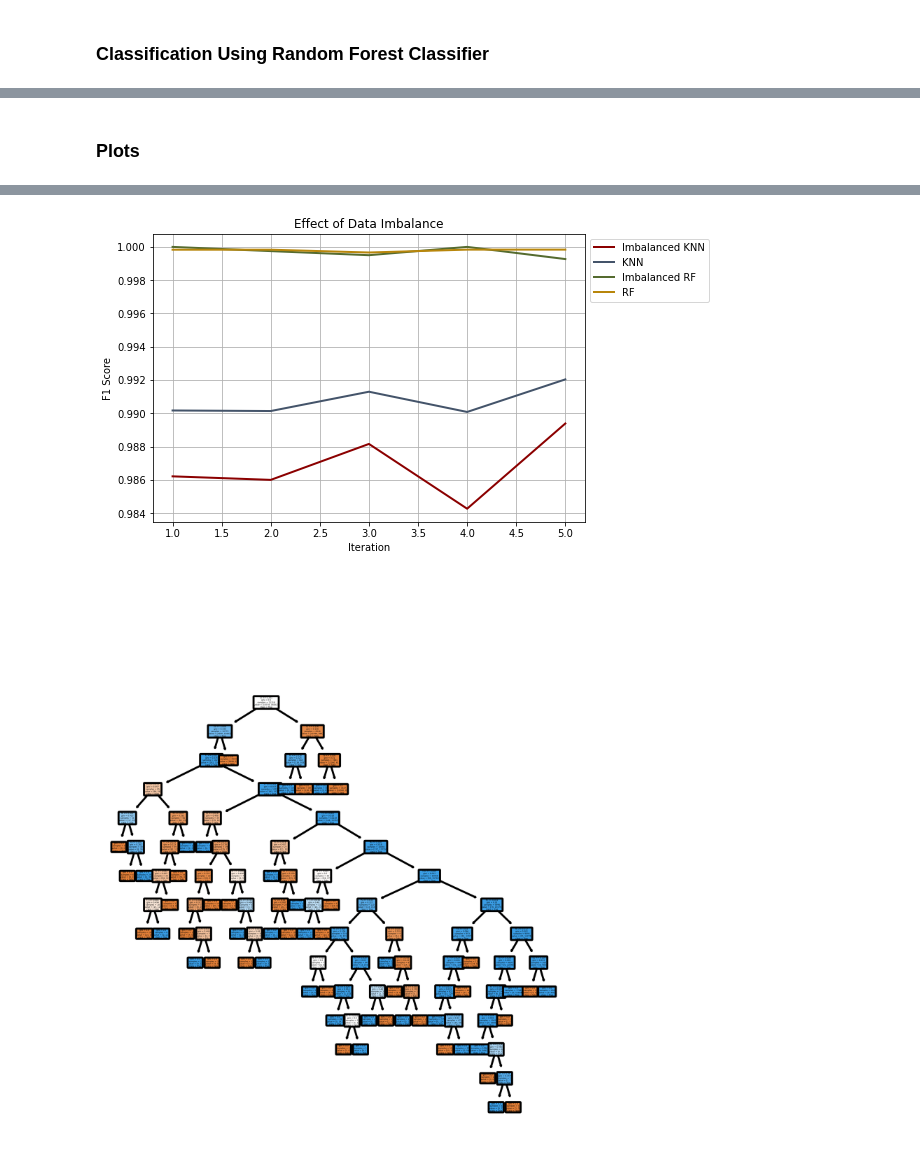
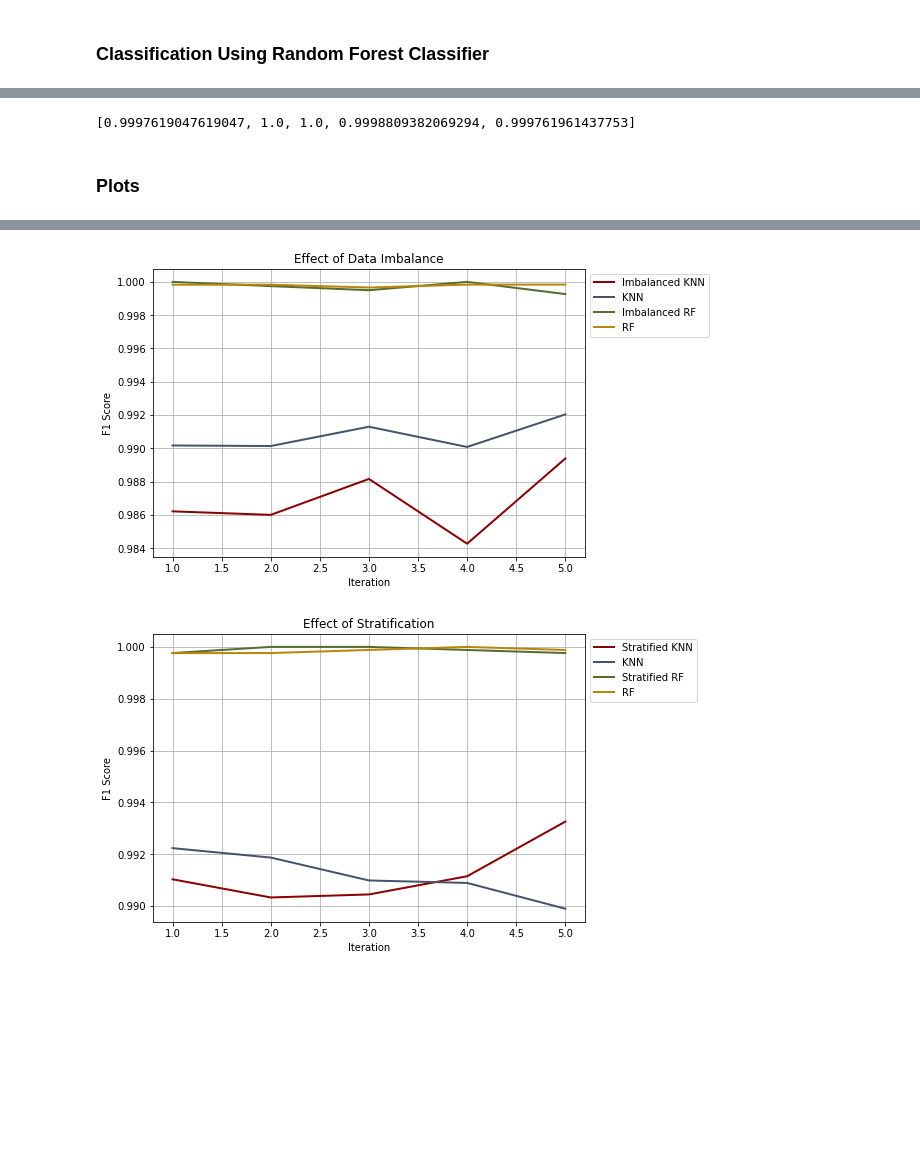
Before and after one commit to rmanaem/dataset-analysis, a Jupyter notebook: src/data_processing.ipynb, the cells around one changed output, grey strips where cells are left out. Drawn from its saved outputs; the diff is of its cells as text; code cells hidden in the pictures; blank space fills up the shorter version.

Commit message:
Added effect of stratification plot

```diff
--- a/src/data_processing.ipynb
+++ b/src/data_processing.ipynb
@@ -312,3 +320,7 @@ Without stratificaiton Using random forest classifier with 45 trees, max depth o
+# %%
+rf_f1
+# %% [output]
+[0.9997619047619047, 1.0, 1.0, 0.9998809382069294, 0.999761961437753]
 # %% [markdown]
 ### Plots
 # %%
@@ -347,31 +359,50 @@ plt.grid()
 # Plot visualizing the effect of data Imbalance with 30000 datapoints
 iterations = [1, 2, 3, 4, 5]
 im_knn = [0.9862189927336507, 0.9860069965017492, 0.9881656804733728, 0.9842751842751842, 0.9893924783027965]
 ba_knn = [0.9901748542880933, 0.9901420217209691, 0.9913014386082302, 0.9900861368438161, 0.992041578690921]
 im_rf = [1.0, 0.999746514575412, 0.9995012468827931, 1.0, 0.9992691839220462]
 ba_rf = [0.9998318479905836, 0.999831223628692, 0.9996626180836707, 0.9998358233459202, 0.999836307087903]
 fig = plt.figure()
 ax = fig.add_axes([0,0,1,1])
 ax.plot(iterations, im_knn, color='#8B0000', lw=2)
 ax.plot(iterations, ba_knn, color='#44546A', lw=2)
 ax.plot(iterations, im_rf, color='#556B2F', lw=2)
 ax.plot(iterations, ba_rf, color='#B8860B', lw=2)
 ax.legend(['Imbalanced KNN', 'KNN', 'Imbalanced RF', 'RF'], bbox_to_anchor = (1.0, 1.0), loc='upper left')
 ax.set_xlabel('Iteration')
 ax.set_ylabel('F1 Score')
 ax.set_title('Effect of Data Imbalance')
 plt.grid()
 # fig.savefig('../figures/effect_of_data_imbalance.png', bbox_inches='tight', dpi=dpi)
 
+# Plot visualizing the effect of stratification on the Balanced_Sample3
+iterations = [1, 2, 3, 4, 5]
+s_knn  = [0.9910335063709297, 0.9903324687573686, 0.9904492394764769, 0.9911504424778761, 0.9932600212841433]
+ns_knn = [0.9922350973599331, 0.9918718341382966, 0.990988882387361, 0.9908929627439386, 0.98989898989899]
+s_rf = [0.9997619047619047, 1.0, 1.0, 0.9998809382069294, 0.999761961437753]
+ns_rf = [0.9997591522157996, 0.9997625267157444, 0.9998818944136056, 1.0, 0.9998813619646458]
+fig = plt.figure()
+ax = fig.add_axes([0,0,1,1])
+ax.plot(iterations, s_knn, color='#8B0000', lw=2)
+ax.plot(iterations, ns_knn, color='#44546A', lw=2)
+ax.plot(iterations, s_rf, color='#556B2F', lw=2)
+ax.plot(iterations, ns_rf, color='#B8860B', lw=2)
+ax.legend(['Stratified KNN', 'KNN', 'Stratified RF', 'RF'], bbox_to_anchor = (1.0, 1.0), loc='upper left')
+ax.set_xlabel('Iteration')
+ax.set_ylabel('F1 Score')
+ax.set_title('Effect of Stratification')
+plt.grid()
+# fig.savefig('../figures/effect_of_stratification.png', bbox_inches='tight', dpi=dpi)
+
 # Plot visualizing a decision tree structure in the random forest from the Balanced_Sample3
 fn = ['f1', 'f2', 'f3', 'f4', 'f5', 'f6', 'f7', 'f8', 'f9', 'f10']
 cn = ['Fake', 'True']
 fig, axes = plt.subplots(nrows = 1,ncols = 1,figsize = (4,4), dpi=1000)
 tree.plot_tree(rfc.estimators_[9], feature_names = fn, class_names=cn, filled = True, rounded=True)
 plt.tight_layout()
 # fig.savefig('../figures/rf_tree.png')
 # %% [output]
 [figure]
 [figure]
 [figure]
-[figure, old version]
+[figure, new version]
```
Also changed, not shown: parts of 4 cells of this notebook, 1 other file.
